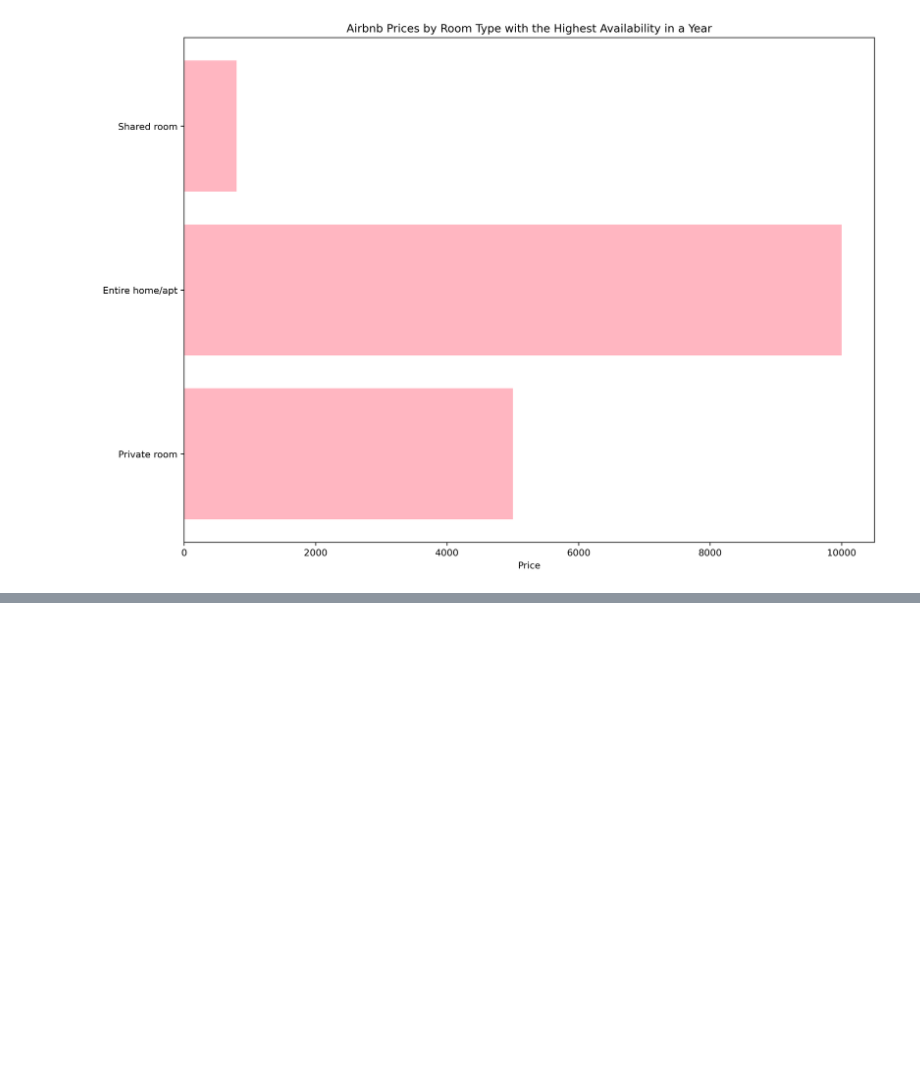
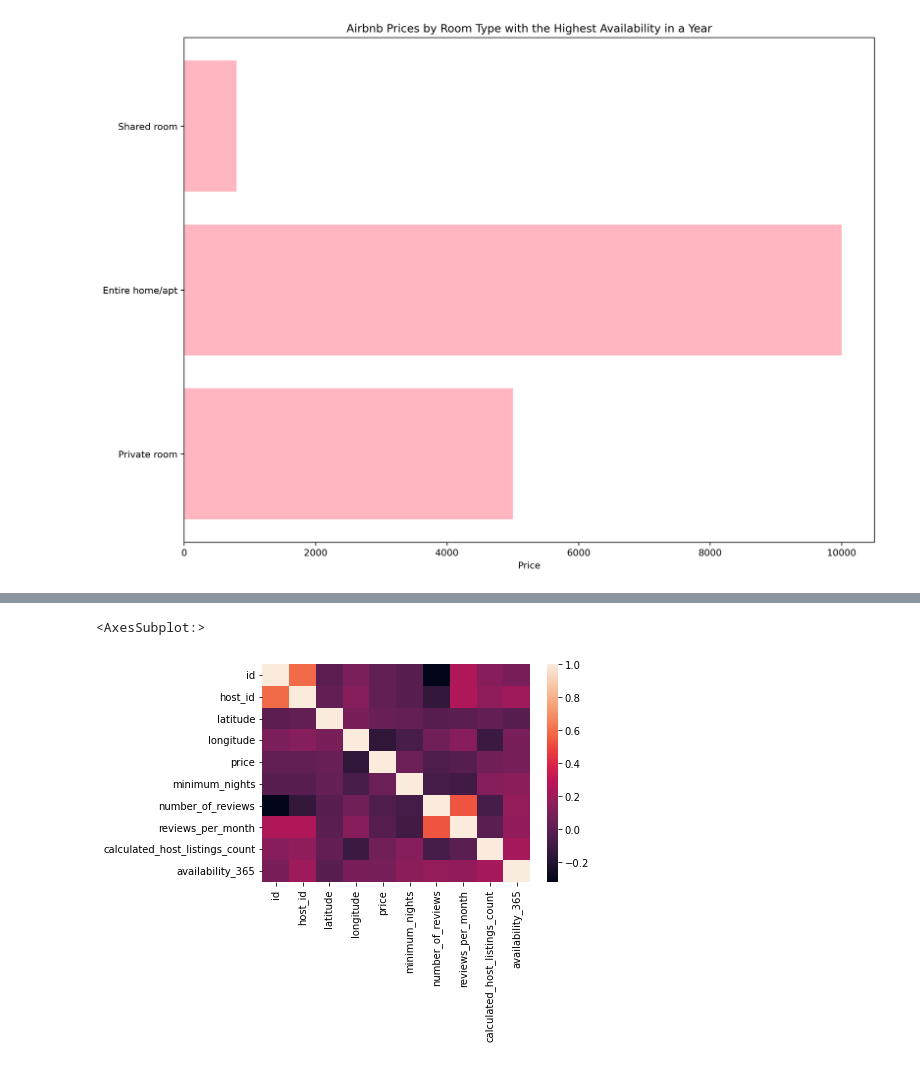
Before and after one commit to csridlen/eco395m-project-2, a Jupyter notebook: code/analysis_visualizations.ipynb, the cells around one changed output, grey strips where cells are left out. Drawn from its saved outputs; the diff is of its cells as text; code cells hidden in the pictures; blank space fills up the shorter version.

Commit message:
Adding a heatmap to see any potential correlation among variables

```diff
--- a/code/analysis_visualizations.ipynb
+++ b/code/analysis_visualizations.ipynb
@@ -86,0 +101,8 @@ plt.show()
+# %%
+# A heatmap to find any potential correlation among variables
+sns.heatmap(data.corr())
+
+#The values that are positively correlated are mapped to the lighter shade, whereas the values that are negatively correlated are mapped to the darker shade.
+# %% [output]
+<AxesSubplot:>
+[figure, added]
```
Also changed, not shown: parts of 1 cell of this notebook.
